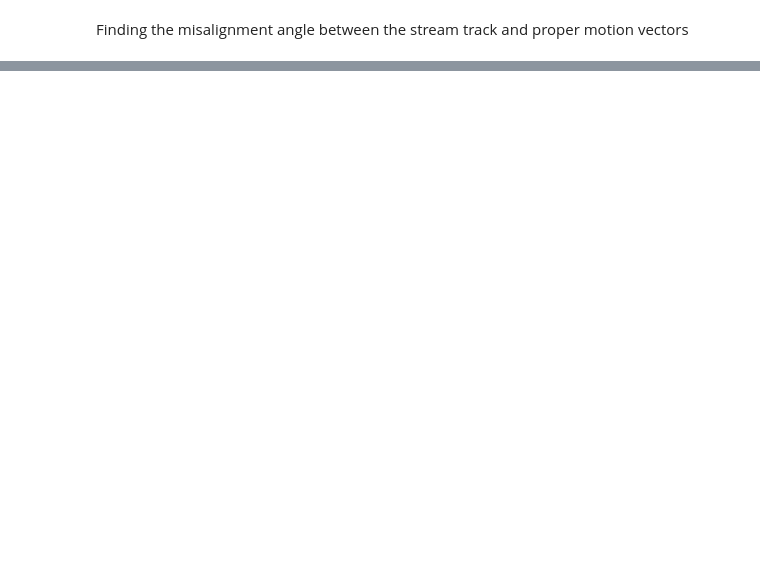
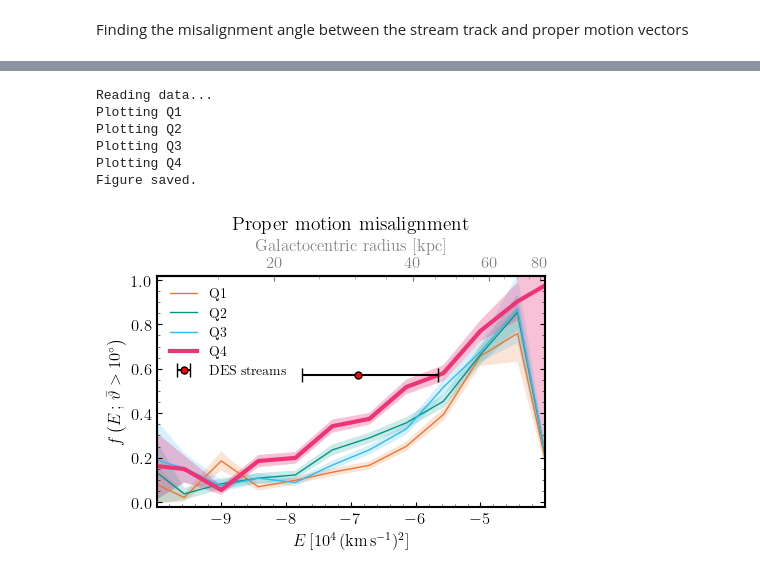
Before and after one commit to dc-broo3/oceanus, a Jupyter notebook: analysis/DES-stream-data.ipynb, the cells around one changed output, grey strips where cells are left out. Drawn from its saved outputs; the diff is of its cells as text; code cells hidden in the pictures; blank space fills up the shorter version.

```diff
--- a/analysis/DES-stream-data.ipynb
+++ b/analysis/DES-stream-data.ipynb
@@ -298,0 +471,13 @@ fig6(path, potentials, labels, DES_plot_data, 'fig6', False)
+# %%
+data_path='/mnt/ceph/users/rbrooks/oceanus/analysis/stream-runs/combined-files/plotting_data/16384-dt1Myr/'
+potential_fig7 = 'full-MWhalo-full-MWdisc-full-LMC.hdf5'
+labels_fig7 = list(['Q1','Q2','Q3','Q4'])
+fig7(data_path, potential_fig7, DES_plot_data, labels_fig7, 'fig7', True)
+# %% [output]
+Reading data...
+Plotting Q1
+Plotting Q2
+Plotting Q3
+Plotting Q4
+Figure saved.
+[figure, added]
```
Also changed, not shown: parts of 17 cells of this notebook.
